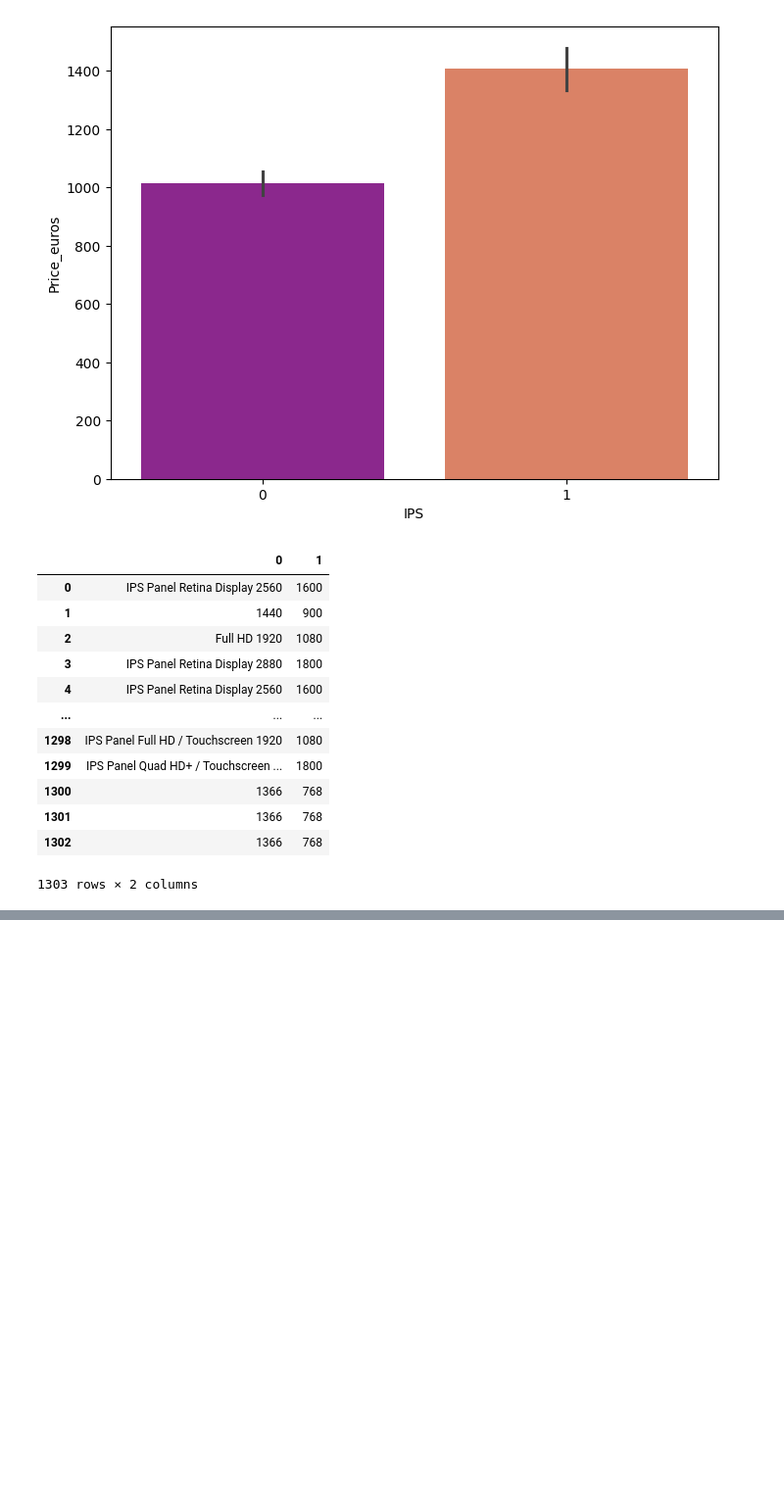
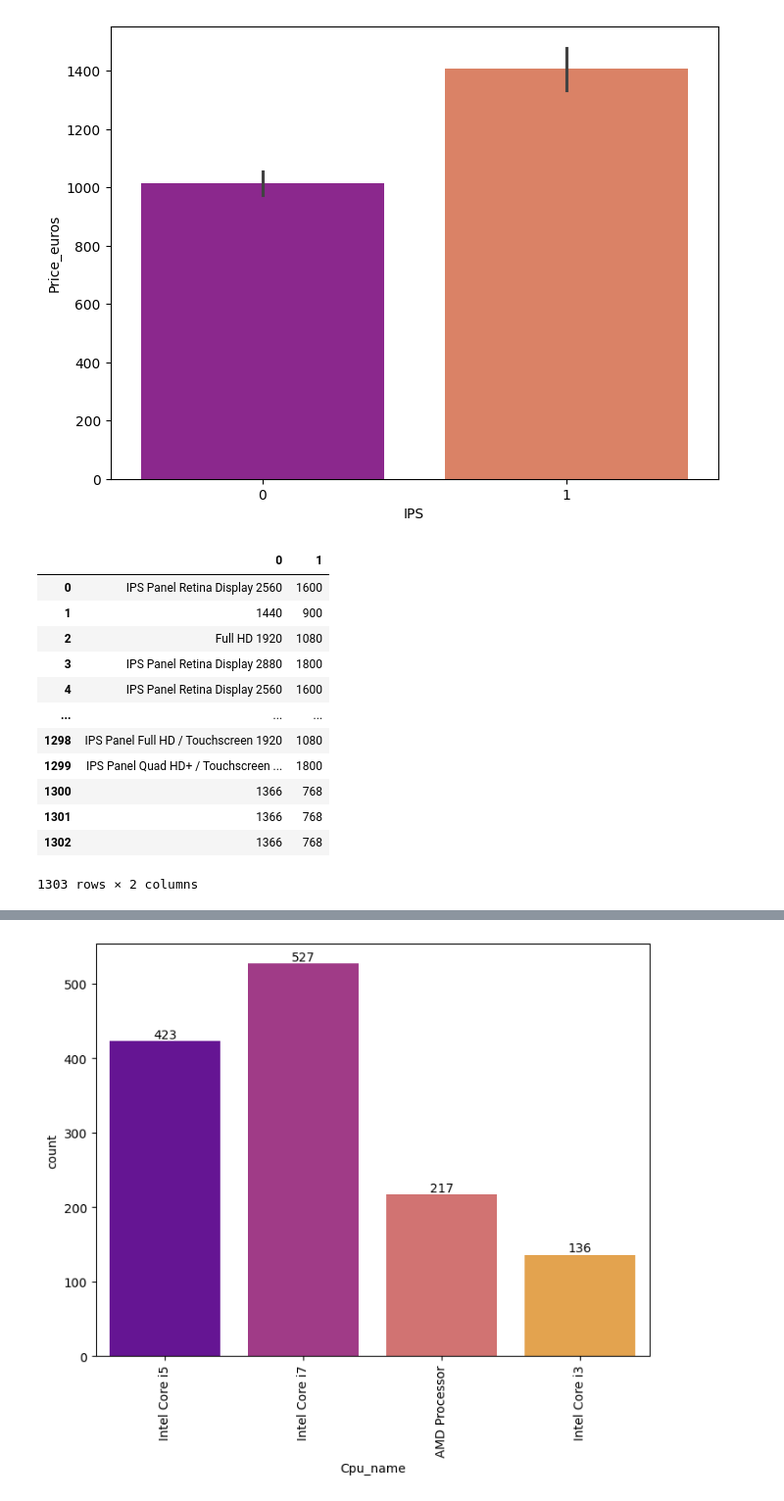
Before and after one commit to AnantVerma-2022/Linear-Regression-Laptop-Price-Predictions, a Jupyter notebook: laptop_price_prediction.ipynb, the cells around one changed output, grey strips where cells are left out. Shown at 98% size. Drawn from its saved outputs; the diff is of its cells as text; code cells hidden in the pictures; blank space fills up the shorter version.

```diff
--- a/laptop_price_prediction.ipynb
+++ b/laptop_price_prediction.ipynb
@@ -561,0 +729,9 @@ dataset.head()
+# %%
+# Now I have a column created using X_res, Y_res, Inches.
+
+# So I am going to drop these columns
+
+# Now we can delete 'Inches', 'X_res' and 'Y_res'
+
+dataset.drop(columns = ['Inches','ScreenResolution', 'X_res','Y_res'],inplace=True)
+dataset.head()
@@ -561,0 +763,5 @@ dataset.head()
+# %%
+# Create a column Cpu_name
+
+dataset['Cpu_name'] = dataset['Cpu'].apply(lambda text:" ".join(text.split()[:3]))
+dataset.head()
@@ -561,0 +799,17 @@ dataset.head()
+# %%
+# This is the function to organize the column Cpu_name
+
+def processortype(text):
+
+    if text == 'Intel Core i5' or text == 'Intel Core i7' or text == 'Intel Core i3':
+        return text
+
+    else:
+        if text.split()[0] == 'Intel':
+            return 'Other Intel Processor'
+        else:
+            return 'AMD Processor'
+
+
+dataset['Cpu_name'] = dataset['Cpu_name'].apply(lambda text:processortype(text))
+dataset.head()
@@ -561,0 +823,12 @@ dataset.head()
+# %%
+# Visualization of the changes made
+
+plt.figure(figsize = (8,6))
+ax = sns.countplot(data = dataset, x = dataset['Cpu_name'], palette='plasma')
+plt.xticks(rotation = 'vertical')
+
+for label in ax.containers:
+    ax.bar_label(label)
+plt.show()
+# %% [output]
+[figure, added]
```
Also changed, not shown: parts of 22 cells of this notebook.
